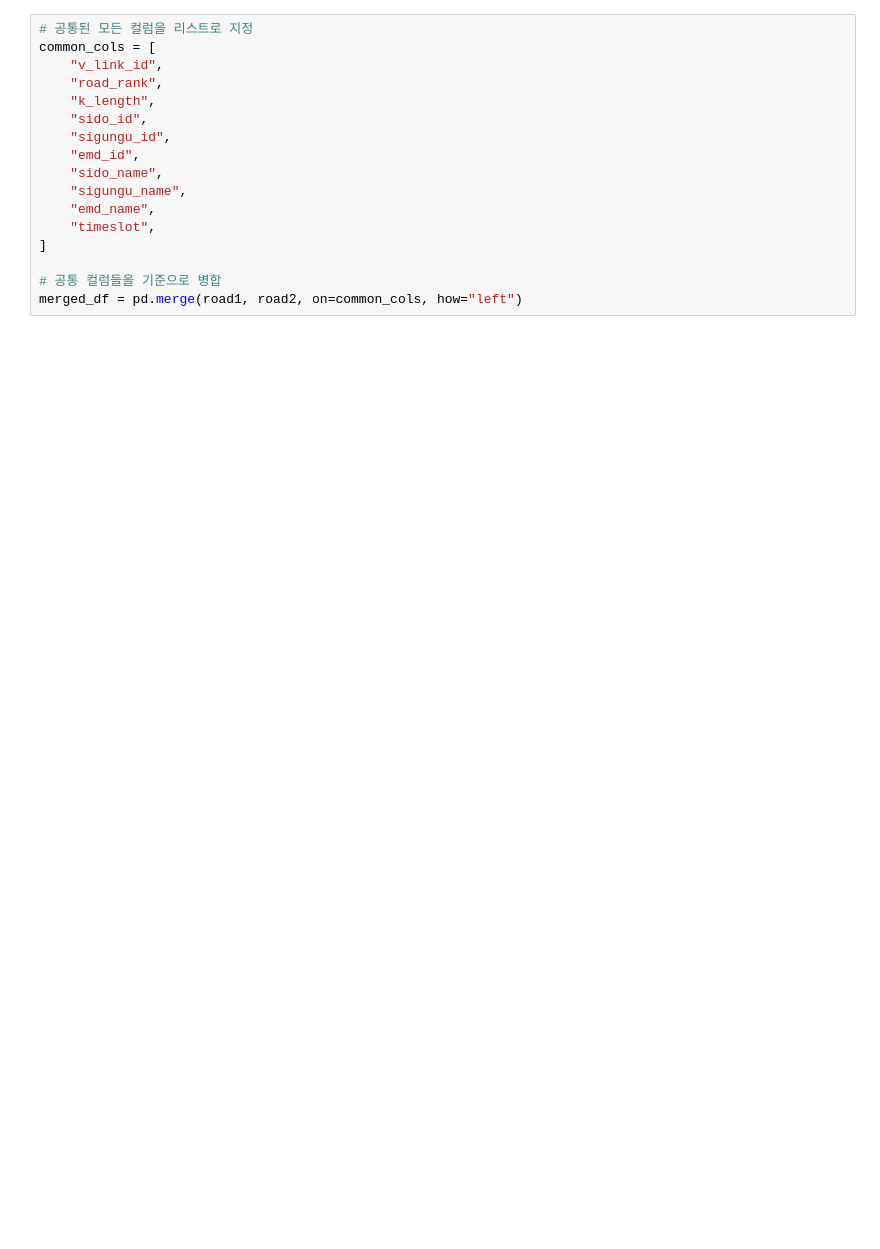
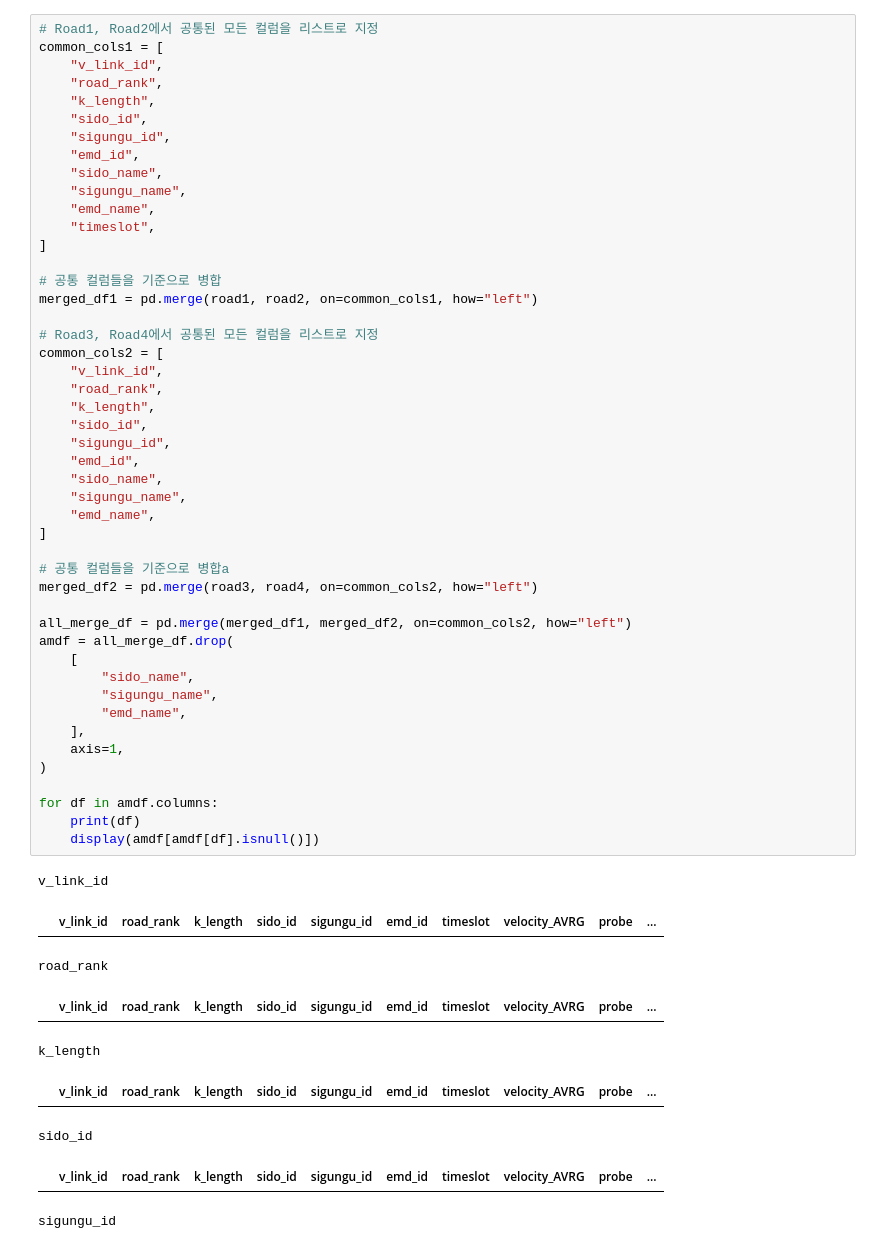
Before and after one commit to Dfying/LH_Data_contest_2026, a Jupyter notebook: Road/Road_Data_Preprocessing.ipynb, the cells around one changed output. Cells and saved outputs as stored; diff of their text form; blank space fills up the shorter version.

```diff
--- a/Road/Road_Data_Preprocessing.ipynb
+++ b/Road/Road_Data_Preprocessing.ipynb
@@ -132,17 +93,57 @@ for df in df_list:
 # %%
-# 공통된 모든 컬럼을 리스트로 지정
-common_cols = [
+# Road1, Road2에서 공통된 모든 컬럼을 리스트로 지정
+common_cols1 = [
     "v_link_id",
     "road_rank",
     "k_length",
     "sido_id",
     "sigungu_id",
     "emd_id",
     "sido_name",
     "sigungu_name",
     "emd_name",
     "timeslot",
 ]
 
 # 공통 컬럼들을 기준으로 병합
-merged_df = pd.merge(road1, road2, on=common_cols, how="left")
+merged_df1 = pd.merge(road1, road2, on=common_cols1, how="left")
+
+# Road3, Road4에서 공통된 모든 컬럼을 리스트로 지정
+common_cols2 = [
+    "v_link_id",
+    "road_rank",
+    "k_length",
+    "sido_id",
+    "sigungu_id",
+    "emd_id",
+    "sido_name",
+    "sigungu_name",
+    "emd_name",
+]
+
+# 공통 컬럼들을 기준으로 병합a
+merged_df2 = pd.merge(road3, road4, on=common_cols2, how="left")
+
+all_merge_df = pd.merge(merged_df1, merged_df2, on=common_cols2, how="left")
+amdf = all_merge_df.drop(
+    [
+        "sido_name",
+        "sigungu_name",
+        "emd_name",
+    ],
+    axis=1,
+)
+
+for df in amdf.columns:
+    print(df)
+    display(amdf[amdf[df].isnull()])
+# %% [output]
+v_link_id
+|  | v_link_id | road_rank | k_length | sido_id | sigungu_id | emd_id | timeslot | velocity_AVRG | probe | ... |
+road_rank
+|  | v_link_id | road_rank | k_length | sido_id | sigungu_id | emd_id | timeslot | velocity_AVRG | probe | ... |
+k_length
+|  | v_link_id | road_rank | k_length | sido_id | sigungu_id | emd_id | timeslot | velocity_AVRG | probe | ... |
+sido_id
+|  | v_link_id | road_rank | k_length | sido_id | sigungu_id | emd_id | timeslot | velocity_AVRG | probe | ... |
+sigungu_id
```
Also changed, not shown: parts of 10 cells of this notebook, 7 other files.
